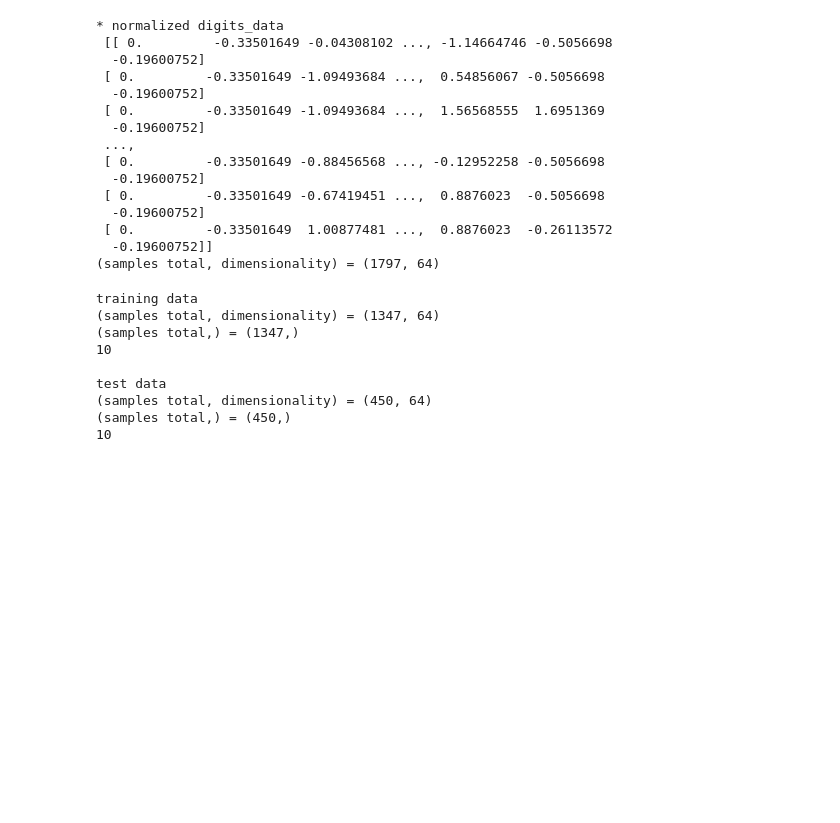
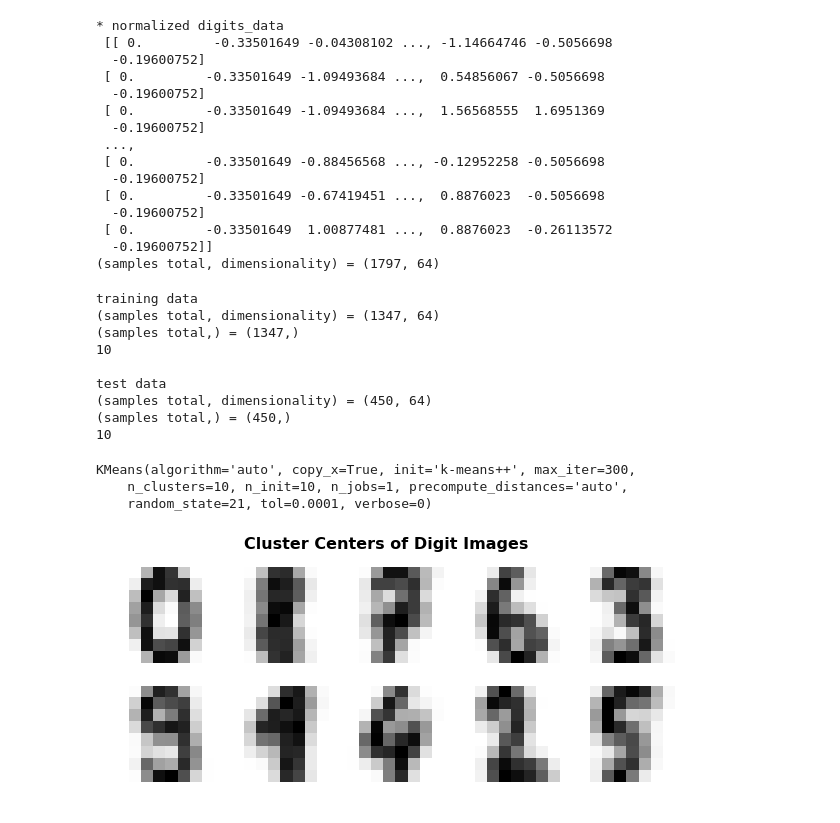
Before and after one commit to pfowenli/data-science-in-python, a Jupyter notebook: Scikit-Learn/scikit-learn-digits-dataset.ipynb, the cells around one changed output. Drawn from its saved outputs; the diff is of its cells as text; code cells hidden in the pictures; blank space fills up the shorter version.

Commit message:
clustering data using kMeans

```diff
--- a/Scikit-Learn/scikit-learn-digits-dataset.ipynb
+++ b/Scikit-Learn/scikit-learn-digits-dataset.ipynb
@@ -202,7 +184,7 @@ print("(samples total, dimensionality) =", normalized_digits_data.shape)
 from sklearn.model_selection import train_test_split
 import numpy as np
 # %%
-X_train, X_test, y_train, y_test, images_train, images_test = train_test_split(data,
+X_train, X_test, y_train, y_test, images_train, images_test = train_test_split(digits_data,
                                                                                digits.target,
                                                                                digits.images,
                                                                                test_size=0.25,
@@ -231,0 +216,30 @@ test data
+# %%
+# create a kmeans model with 10 clusters
+clf = cluster.KMeans(init='k-means++', n_clusters=10, random_state=21)
+
+# fit X_train to the model
+clf.fit(X_train)
+# %% [output]
+KMeans(algorithm='auto', copy_x=True, init='k-means++', max_iter=300,
+    n_clusters=10, n_init=10, n_jobs=1, precompute_distances='auto',
+    random_state=21, tol=0.0001, verbose=0)
+# %%
+# set figure size
+fig = plt.figure(figsize=(10, 4))
+
+# set title
+fig.suptitle('Cluster Centers of Digit Images', fontsize=16, fontweight='bold')
+
+# loop over all labels (0-9)
+for i in range(10):
+    # initialize subplots in a grid of 2 by 5, at i+1th position
+    ax = fig.add_subplot(2, 5, 1 + i)
+    # display images
+    ax.imshow(clf.cluster_centers_[i].reshape((8, 8)), cmap=plt.cm.binary)
+    # remove the axes
+    plt.axis('off')
+
+# show the plot
+plt.show()
+# %% [output]
+[figure, added]
```
Also changed, not shown: parts of 4 cells of this notebook.
